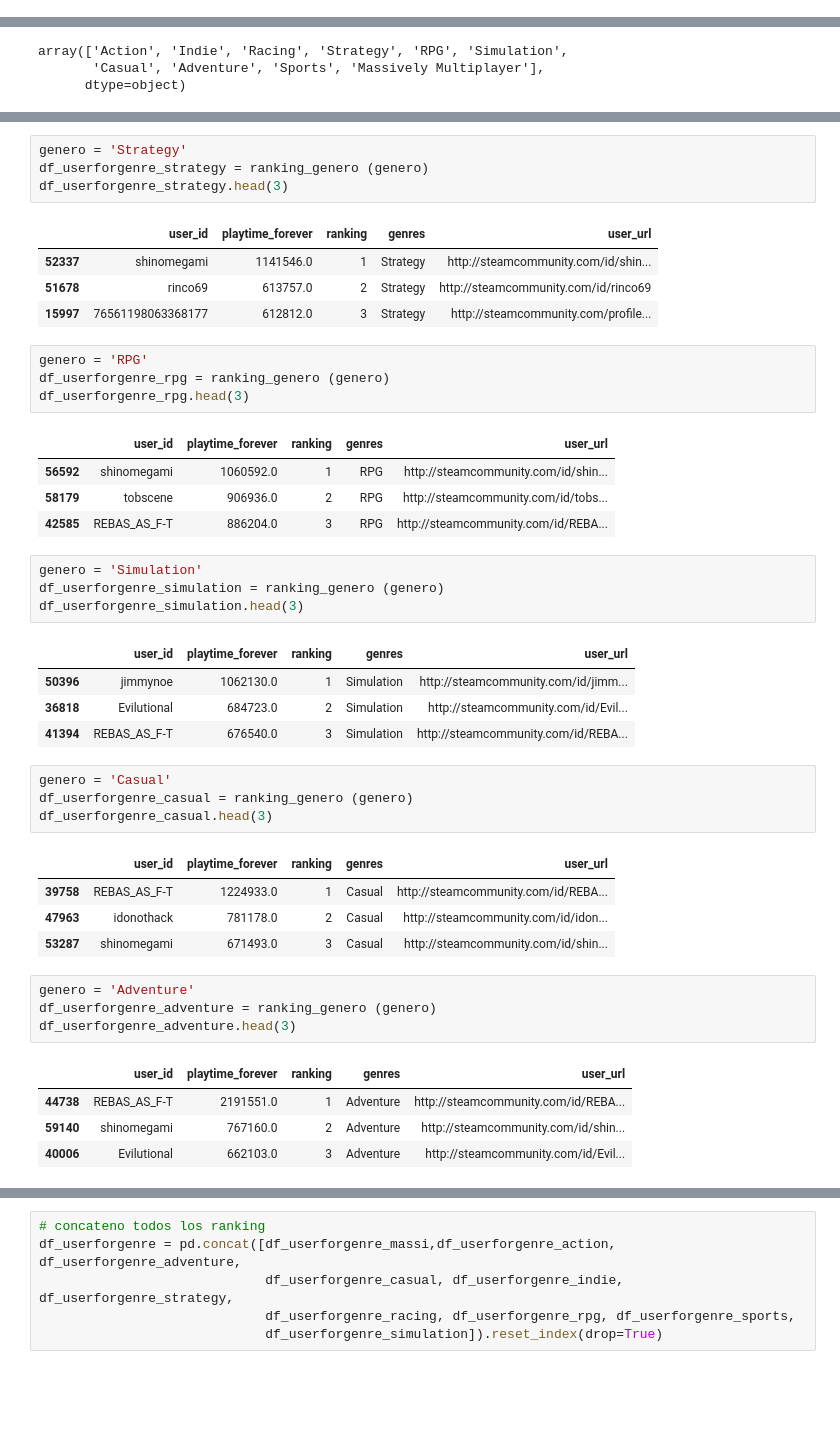
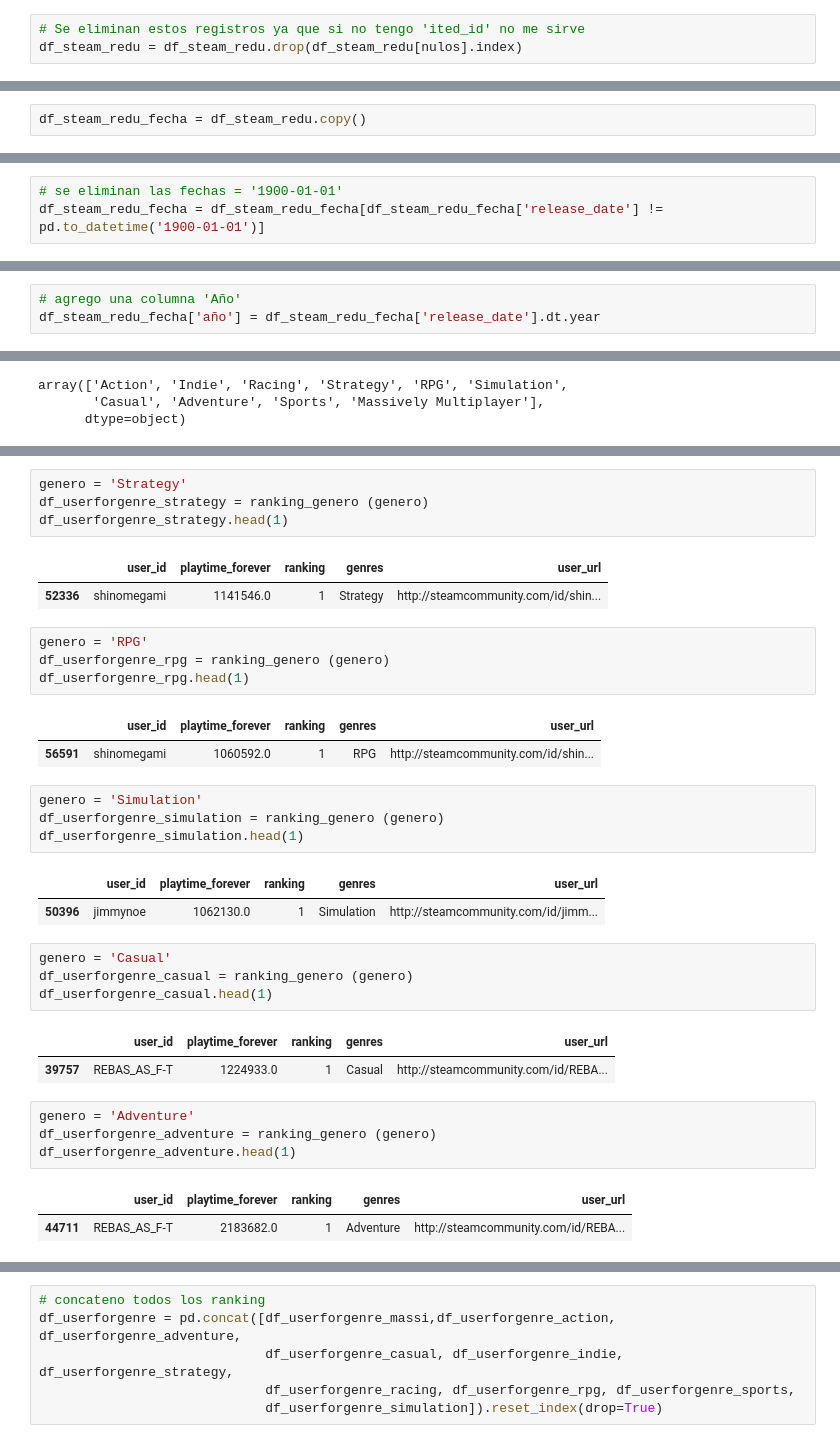
Before and after one commit to PaulaPerosio/PI_Sistema_de_Recomendacion, a Jupyter notebook: ETL-EDA.ipynb, the cells around one changed output, grey strips where cells are left out. Drawn from its saved outputs; the diff is of its cells as text; blank space fills up the shorter version.

```diff
--- a/ETL-EDA.ipynb
+++ b/ETL-EDA.ipynb
@@ -759,0 +703,3 @@ df_steam_redu_fecha.head(2)
+# %%
+# Se eliminan estos registros ya que si no tengo 'ited_id' no me sirve
+df_steam_redu = df_steam_redu.drop(df_steam_redu[nulos].index)
@@ -759,0 +726,2 @@ df_steam_redu_fecha.head(2)
+# %%
+df_steam_redu_fecha = df_steam_redu.copy()
@@ -759,0 +767,3 @@ df_steam_redu_fecha.head(2)
+# %%
+# se eliminan las fechas = '1900-01-01'
+df_steam_redu_fecha = df_steam_redu_fecha[df_steam_redu_fecha['release_date'] != pd.to_datetime('1900-01-01')]
@@ -759,0 +774,3 @@ df_steam_redu_fecha.head(2)
+# %%
+# agrego una columna 'Año'
+df_steam_redu_fecha['año'] = df_steam_redu_fecha['release_date'].dt.year
@@ -1105,48 +1159,38 @@ df_userforgenre_racing.head(3)
 # %%
 genero = 'Strategy'
 df_userforgenre_strategy = ranking_genero (genero)
-df_userforgenre_strategy.head(3)
+df_userforgenre_strategy.head(1)
 # %% [output]
 |  | user_id | playtime_forever | ranking | genres | user_url |
-| 52337 | shinomegami | 1141546.0 | 1 | Strategy | http://steamcommunity.com/id/shin... |
-| 51678 | rinco69 | 613757.0 | 2 | Strategy | http://steamcommunity.com/id/rinco69 |
-| 15997 | 76561198063368177 | 612812.0 | 3 | Strategy | http://steamcommunity.com/profile... |
+| 52336 | shinomegami | 1141546.0 | 1 | Strategy | http://steamcommunity.com/id/shin... |
 # %%
 genero = 'RPG'
 df_userforgenre_rpg = ranking_genero (genero)
-df_userforgenre_rpg.head(3)
+df_userforgenre_rpg.head(1)
 # %% [output]
 |  | user_id | playtime_forever | ranking | genres | user_url |
-| 56592 | shinomegami | 1060592.0 | 1 | RPG | http://steamcommunity.com/id/shin... |
-| 58179 | tobscene | 906936.0 | 2 | RPG | http://steamcommunity.com/id/tobs... |
-| 42585 | REBAS_AS_F-T | 886204.0 | 3 | RPG | http://steamcommunity.com/id/REBA... |
+| 56591 | shinomegami | 1060592.0 | 1 | RPG | http://steamcommunity.com/id/shin... |
 # %%
 genero = 'Simulation'
 df_userforgenre_simulation = ranking_genero (genero)
-df_userforgenre_simulation.head(3)
+df_userforgenre_simulation.head(1)
 # %% [output]
 |  | user_id | playtime_forever | ranking | genres | user_url |
 | 50396 | jimmynoe | 1062130.0 | 1 | Simulation | http://steamcommunity.com/id/jimm... |
-| 36818 | Evilutional | 684723.0 | 2 | Simulation | http://steamcommunity.com/id/Evil... |
-| 41394 | REBAS_AS_F-T | 676540.0 | 3 | Simulation | http://steamcommunity.com/id/REBA... |
 # %%
 genero = 'Casual'
 df_userforgenre_casual = ranking_genero (genero)
-df_userforgenre_casual.head(3)
+df_userforgenre_casual.head(1)
 # %% [output]
 |  | user_id | playtime_forever | ranking | genres | user_url |
-| 39758 | REBAS_AS_F-T | 1224933.0 | 1 | Casual | http://steamcommunity.com/id/REBA... |
-| 47963 | idonothack | 781178.0 | 2 | Casual | http://steamcommunity.com/id/idon... |
-| 53287 | shinomegami | 671493.0 | 3 | Casual | http://steamcommunity.com/id/shin... |
+| 39757 | REBAS_AS_F-T | 1224933.0 | 1 | Casual | http://steamcommunity.com/id/REBA... |
 # %%
 genero = 'Adventure'
 df_userforgenre_adventure = ranking_genero (genero)
-df_userforgenre_adventure.head(3)
+df_userforgenre_adventure.head(1)
 # %% [output]
 |  | user_id | playtime_forever | ranking | genres | user_url |
-| 44738 | REBAS_AS_F-T | 2191551.0 | 1 | Adventure | http://steamcommunity.com/id/REBA... |
-| 59140 | shinomegami | 767160.0 | 2 | Adventure | http://steamcommunity.com/id/shin... |
-| 40006 | Evilutional | 662103.0 | 3 | Adventure | http://steamcommunity.com/id/Evil... |
+| 44711 | REBAS_AS_F-T | 2183682.0 | 1 | Adventure | http://steamcommunity.com/id/REBA... |
 # %%
 genero ='Sports'
 df_userforgenre_sports = ranking_genero (genero)
```
Also changed, not shown: parts of 194 cells of this notebook, 7 other files.
